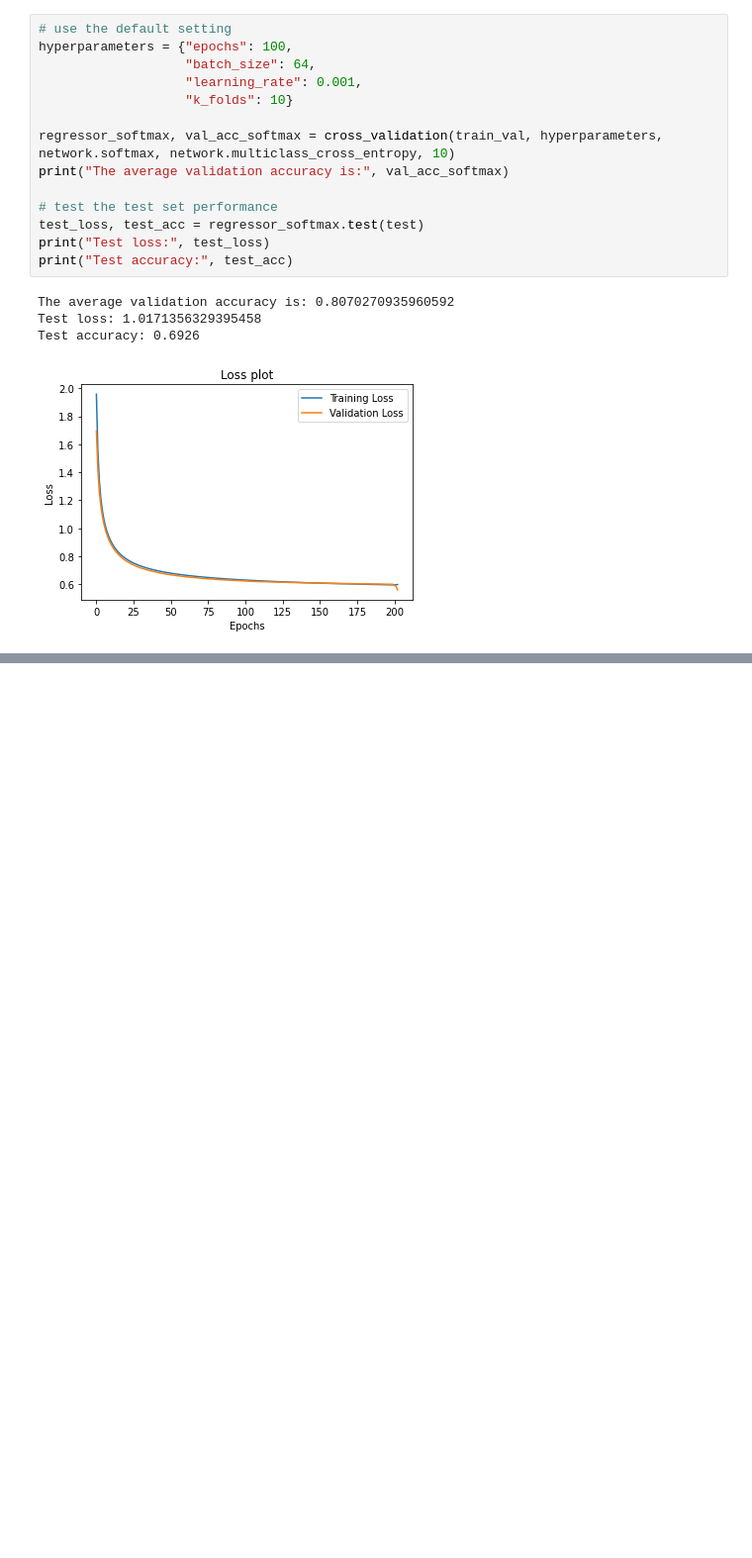
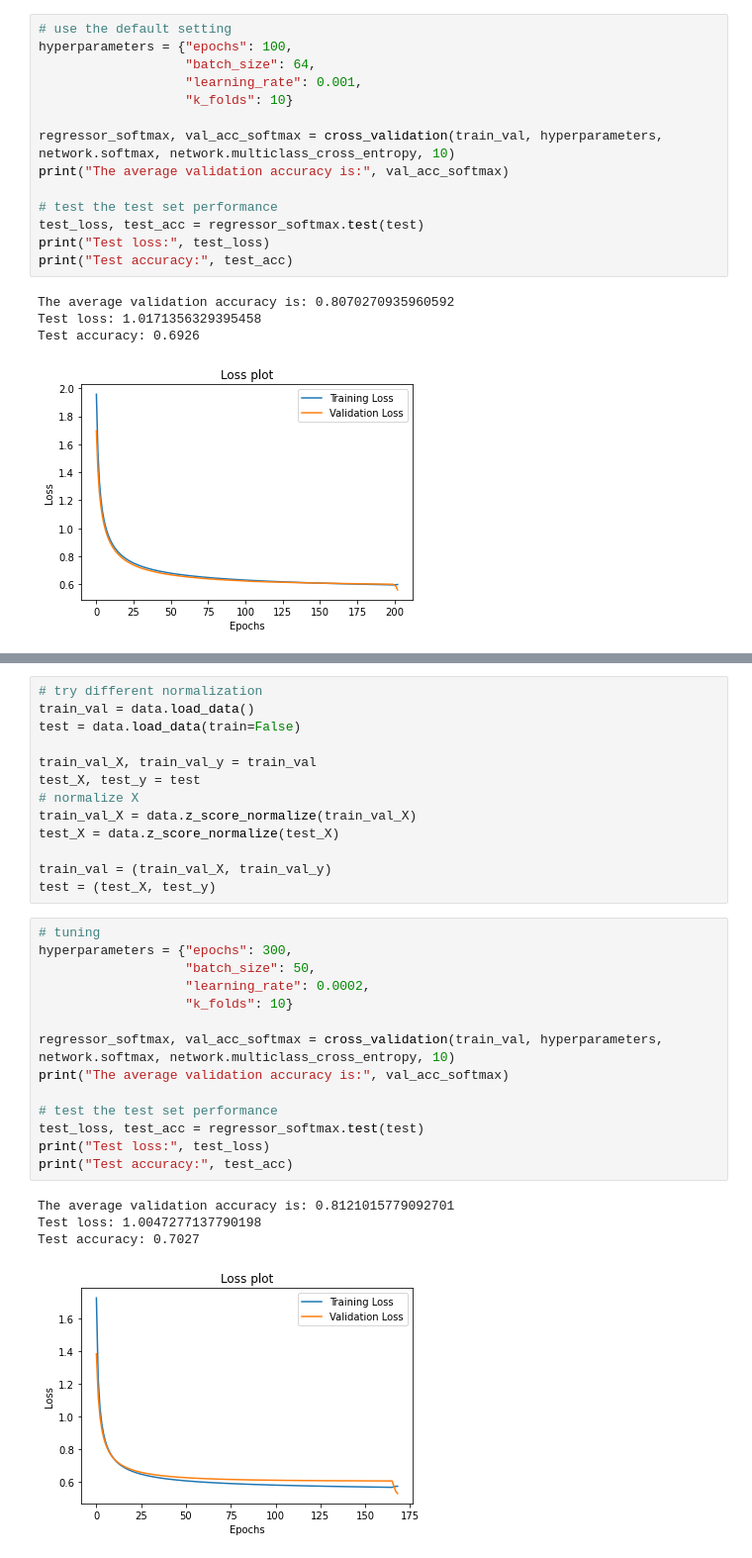
Before and after one commit to hblyx/CSE-151B, a Jupyter notebook: PA1/PA1_logreg.ipynb, the cells around one changed output, grey strips where cells are left out. Shown at 99% size. Drawn from its saved outputs; the diff is of its cells as text; blank space fills up the shorter version.

```diff
--- a/PA1/PA1_logreg.ipynb
+++ b/PA1/PA1_logreg.ipynb
@@ -300,0 +306,32 @@ print("Test accuracy:", test_acc)
+# %%
+# try different normalization
+train_val = data.load_data()
+test = data.load_data(train=False)
+
+train_val_X, train_val_y = train_val
+test_X, test_y = test
+# normalize X
+train_val_X = data.z_score_normalize(train_val_X)
+test_X = data.z_score_normalize(test_X)
+
+train_val = (train_val_X, train_val_y)
+test = (test_X, test_y)
+# %%
+# tuning
+hyperparameters = {"epochs": 300,
+                   "batch_size": 50,
+                   "learning_rate": 0.0002,
+                   "k_folds": 10}
+
+regressor_softmax, val_acc_softmax = cross_validation(train_val, hyperparameters, network.softmax, network.multiclass_cross_entropy, 10)
+print("The average validation accuracy is:", val_acc_softmax)
+
+# test the test set performance
+test_loss, test_acc = regressor_softmax.test(test)
+print("Test loss:", test_loss)
+print("Test accuracy:", test_acc)
+# %% [output]
+The average validation accuracy is: 0.8121015779092701
+Test loss: 1.0047277137790198
+Test accuracy: 0.7027
+[figure, added]
```
Also changed, not shown: parts of 3 cells of this notebook.
